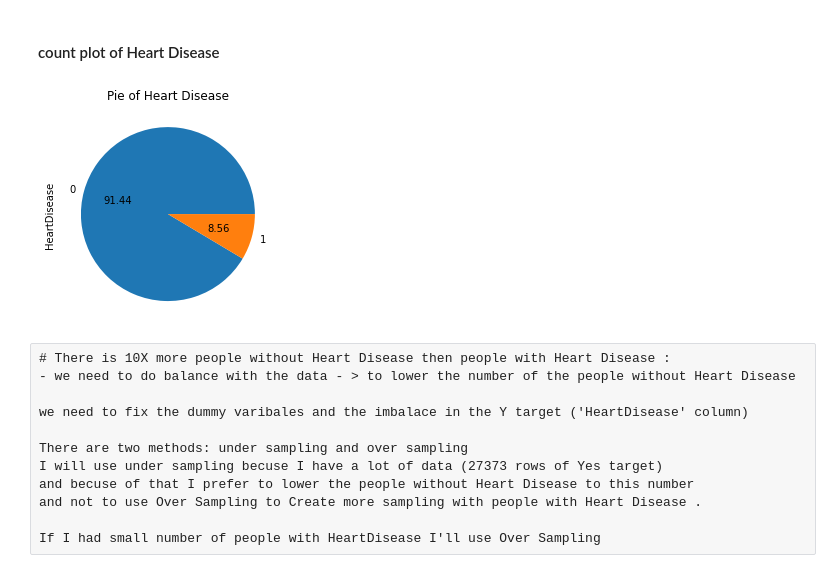
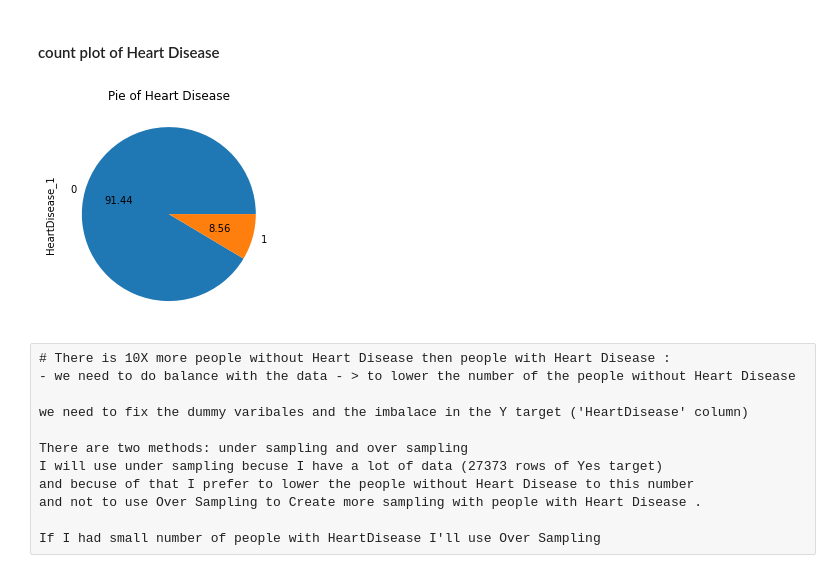
Before and after one commit to idanwork22/john_bryce_all, a Jupyter notebook: ML project/Idan_Chen_project.ipynb, the cells around one changed output. Cells and saved outputs as stored; diff of their text form; code cells hidden in the pictures.

```diff
--- a/ML project/Idan_Chen_project.ipynb
+++ b/ML project/Idan_Chen_project.ipynb
@@ -185,10 +192,10 @@ df.head(1)
 # %% [markdown]
 #### count plot of Heart Disease
 # %%
-ax= df["HeartDisease"].value_counts().plot.pie(autopct='%.2f')
+ax= df["HeartDisease_1"].value_counts().plot.pie(autopct='%.2f')
 _= ax.set_title("Pie of Heart Disease")
 # %% [output]
-[figure, old version]
+[figure, new version]
 # %% [raw]
 # There is 10X more people without Heart Disease then people with Heart Disease :
 - we need to do balance with the data - > to lower the number of the people without Heart Disease
```
Also changed, not shown: parts of 9 cells of this notebook.
